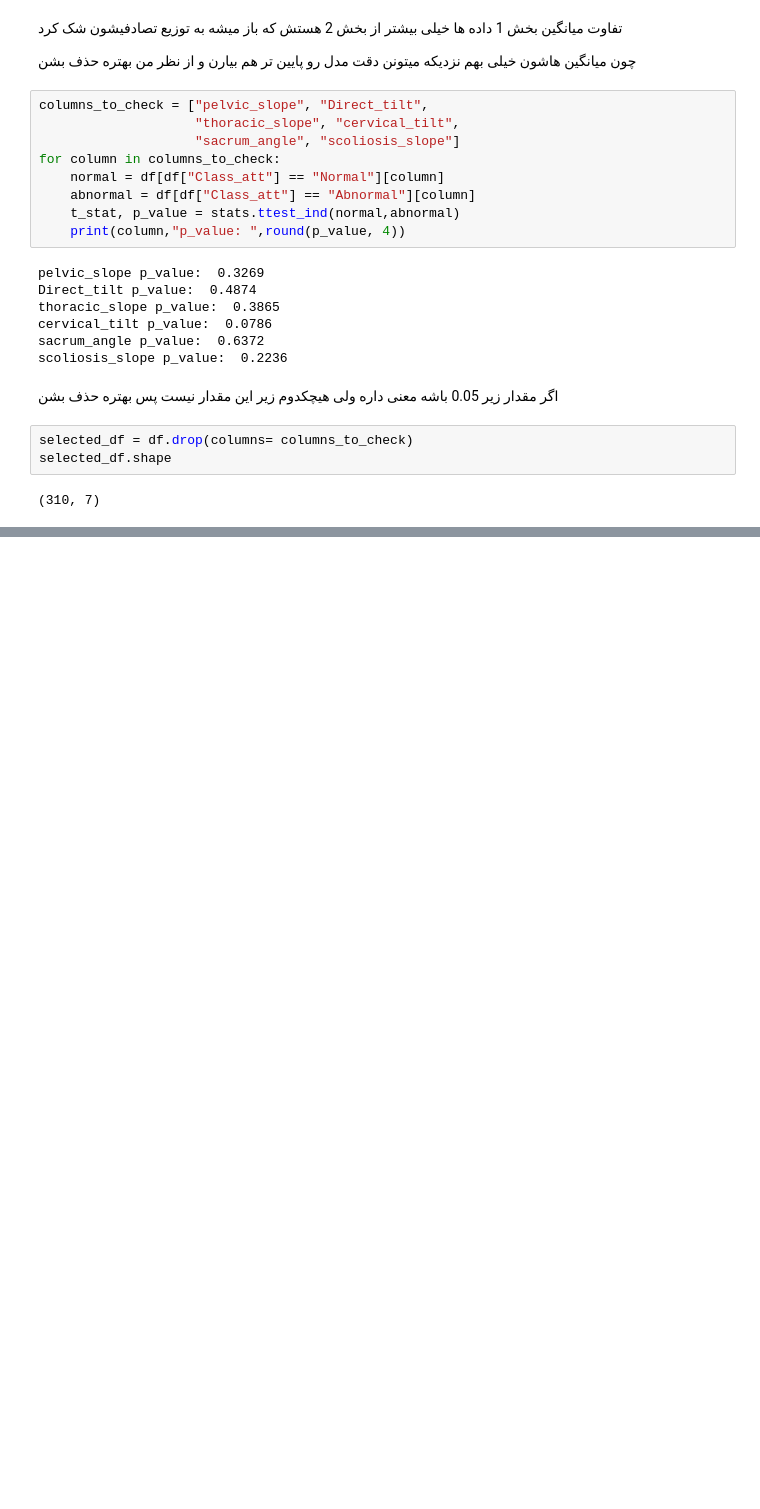
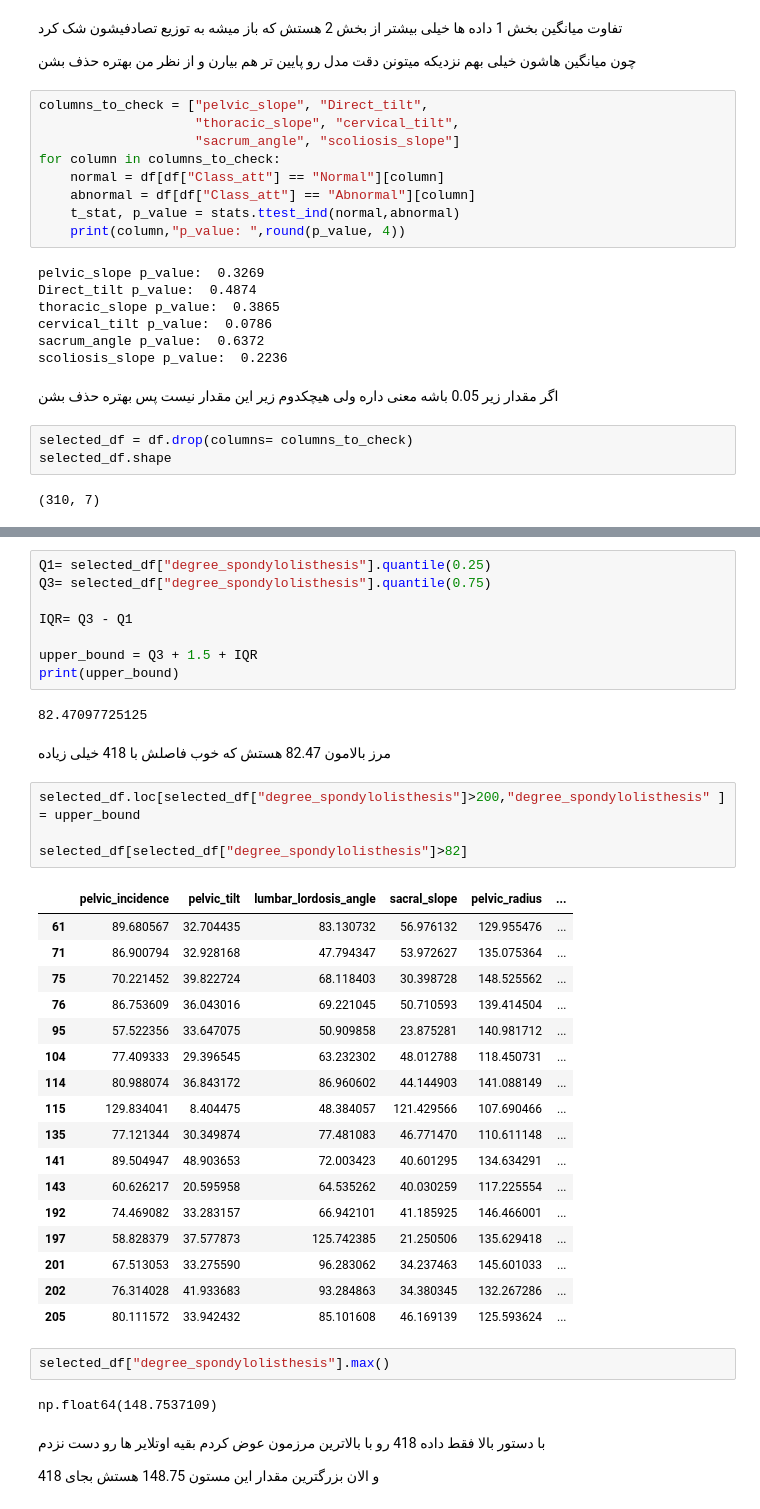
Before and after one commit to RomiinaAhmadi/lowerback_pain, a Jupyter notebook: data_preparation.ipynb, the cells around one changed output, grey strips where cells are left out. Saved outputs shown, nothing was run; the diff lists cells and outputs as text; blank space fills up the shorter version.

```diff
--- a/data_preparation.ipynb
+++ b/data_preparation.ipynb
@@ -61,0 +85,42 @@ selected_df.shape
+# %%
+Q1= selected_df["degree_spondylolisthesis"].quantile(0.25)
+Q3= selected_df["degree_spondylolisthesis"].quantile(0.75)
+
+IQR= Q3 - Q1
+
+upper_bound = Q3 + 1.5 + IQR
+print(upper_bound)
+# %% [output]
+82.47097725125
+# %% [markdown]
+مرز بالامون 82.47 هستش که خوب فاصلش با 418 خیلی زیاده
+# %%
+selected_df.loc[selected_df["degree_spondylolisthesis"]>200,"degree_spondylolisthesis" ] = upper_bound
+
+selected_df[selected_df["degree_spondylolisthesis"]>82]
+# %% [output]
+|  | pelvic_incidence | pelvic_tilt | lumbar_lordosis_angle | sacral_slope | pelvic_radius | ... |
+| 61 | 89.680567 | 32.704435 | 83.130732 | 56.976132 | 129.955476 | ... |
+| 71 | 86.900794 | 32.928168 | 47.794347 | 53.972627 | 135.075364 | ... |
+| 75 | 70.221452 | 39.822724 | 68.118403 | 30.398728 | 148.525562 | ... |
+| 76 | 86.753609 | 36.043016 | 69.221045 | 50.710593 | 139.414504 | ... |
+| 95 | 57.522356 | 33.647075 | 50.909858 | 23.875281 | 140.981712 | ... |
+| 104 | 77.409333 | 29.396545 | 63.232302 | 48.012788 | 118.450731 | ... |
+| 114 | 80.988074 | 36.843172 | 86.960602 | 44.144903 | 141.088149 | ... |
+| 115 | 129.834041 | 8.404475 | 48.384057 | 121.429566 | 107.690466 | ... |
+| 135 | 77.121344 | 30.349874 | 77.481083 | 46.771470 | 110.611148 | ... |
+| 141 | 89.504947 | 48.903653 | 72.003423 | 40.601295 | 134.634291 | ... |
+| 143 | 60.626217 | 20.595958 | 64.535262 | 40.030259 | 117.225554 | ... |
+| 192 | 74.469082 | 33.283157 | 66.942101 | 41.185925 | 146.466001 | ... |
+| 197 | 58.828379 | 37.577873 | 125.742385 | 21.250506 | 135.629418 | ... |
+| 201 | 67.513053 | 33.275590 | 96.283062 | 34.237463 | 145.601033 | ... |
+| 202 | 76.314028 | 41.933683 | 93.284863 | 34.380345 | 132.267286 | ... |
+| 205 | 80.111572 | 33.942432 | 85.101608 | 46.169139 | 125.593624 | ... |
+# %%
+selected_df["degree_spondylolisthesis"].max()
+# %% [output]
+np.float64(148.7537109)
+# %% [markdown]
+با دستور بالا فقط داده 418 رو با بالاترین مرزمون عوض کردم  بقیه اوتلایر ها رو دست نزدم
+
+و الان بزرگترین مقدار این مستون 148.75 هستش بجای 418
```
Also changed, not shown: parts of 10 cells of this notebook.
